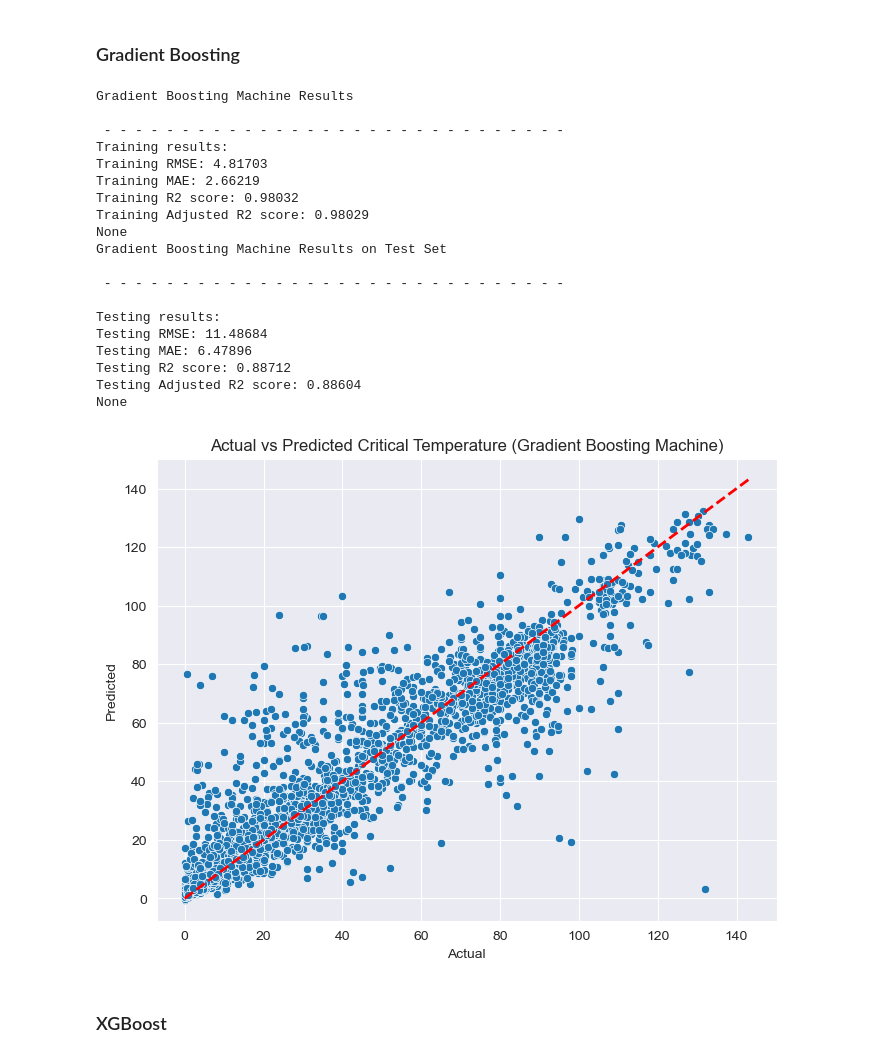
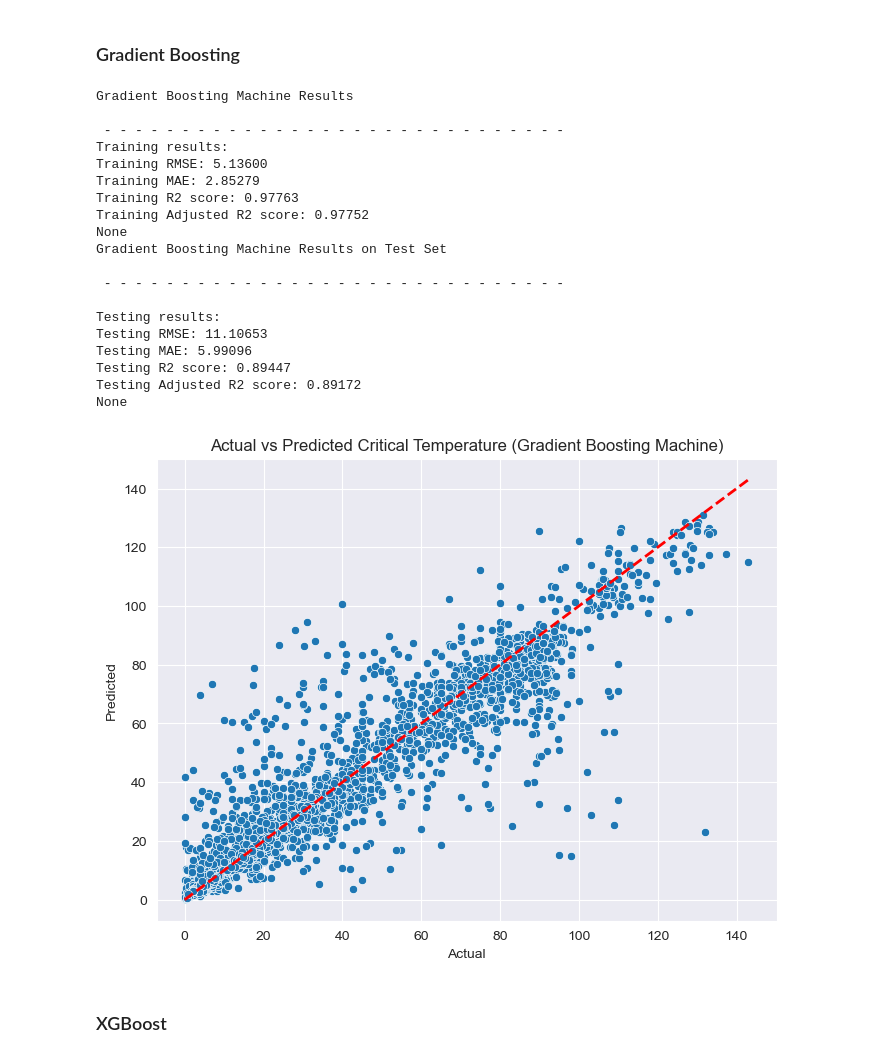
Before and after one commit to MohdSharik99/Predicting_critical_temperature_of_supeconductors, a Jupyter notebook: Feature_Engineering.ipynb, the cells around one changed output. Saved outputs shown, nothing was run; the diff lists cells and outputs as text; code cells hidden in the pictures.

```diff
--- a/Feature_Engineering.ipynb
+++ b/Feature_Engineering.ipynb
@@ -76,19 +68,19 @@ test_X_pca = pca.transform(test_X_scaled)
 simple_linear_regression = LinearRegression()
 
 # Step 2: Fit the model on the scaled training data
-simple_linear_regression.fit(train_X_pca, new_train_y)
+simple_linear_regression.fit(scaled_X_train, new_train_y)
 
 # Step 3: Predict on the training set
-train_preds = simple_linear_regression.predict(train_X_pca)
+train_preds = simple_linear_regression.predict(scaled_X_train)
 
 # Testing results
 print('Linear Regression Results')
-num_features = train_X_pca.shape[1]
+num_features = scaled_X_train.shape[1]
 train_metrics = Evaluation_results(new_train_y, train_preds, objective = 'train', num_features  = num_features)
 train_metrics
 
 # # Testing Results
-test_preds = simple_linear_regression.predict(test_X_pca)
+test_preds = simple_linear_regression.predict(scaled_X_test)
 test_metrics = Evaluation_results(y_test, test_preds, objective = 'test', num_features  = num_features)
 test_metrics
 
@@ -121,28 +113,28 @@ Testing Adjusted R2 score: 0.65792
 ### Random Forest
 # %%
 # Step 1: Define the Random Forest model
-rf_model = RandomForestRegressor(n_estimators=1000,
+rf_model = RandomForestRegressor(n_estimators=500,
                                  max_depth=10,
                                  random_state=42)
 
 # Step 2: Fit the model on the scaled training data
-rf_model.fit(train_X_pca, new_train_y)
+rf_model.fit(scaled_X_train, new_train_y)
 
 # Step 3: Predict on the training set
-rf_train_preds = rf_model.predict(train_X_pca)
+rf_train_preds = rf_model.predict(scaled_X_train)
 
 # Training results
 print('Random Forest Results')
-num_features = train_X_pca.shape[1]
+num_features = scaled_X_train.shape[1]
 train_metrics = Evaluation_results(new_train_y, rf_train_preds, objective='train', num_features=num_features)
 print(train_metrics)
 
 # Step 4: Predict on the testing set
-rf_test_preds = rf_model.predict(test_X_pca)
+rf_test_preds = rf_model.predict(scaled_X_test)
 
 # Testing results
 print('Random Forest Results on Test Set')
-num_features = test_X_pca.shape[1]
+num_features = scaled_X_train.shape[1]
 test_metrics = Evaluation_results(y_test, rf_test_preds, objective='test', num_features=num_features)
 print(test_metrics)
 
@@ -179,61 +171,61 @@ None
 ### Gradient Boosting
 # %%
 # Step 1: Initialize the GBM Regressor model
-gbm_model = GradientBoostingRegressor(n_estimators=1000,
+gbm_model = GradientBoostingRegressor(n_estimators=500,
                                       learning_rate=0.01,
                                       max_depth=10,
                                       random_state=42)
 
 # Step 2: Fit the model on the scaled training data
-gbm_model.fit(train_X_pca, new_train_y)
+gbm_model.fit(scaled_X_train, new_train_y)
 
 # Step 3: Predict on the training set
-gbm_train_preds = gbm_model.predict(train_X_pca)
+gbm_train_preds = gbm_model.predict(scaled_X_train)
 
 # Training results
 print('Gradient Boosting Machine Results')
-num_features = train_X_pca.shape[1]
+num_features = scaled_X_train.shape[1]
 train_metrics = Evaluation_results(new_train_y, gbm_train_preds, objective='train', num_features=num_features)
 print(train_metrics)
 
 # Step 4: Predict on the testing set
-gbm_test_preds = gbm_model.predict(test_X_pca)
+gbm_test_preds = gbm_model.predict(scaled_X_test)
 
 # Testing results
 print('Gradient Boosting Machine Results on Test Set')
-num_features = test_X_pca.shape[1]
+num_features = scaled_X_train.shape[1]
 test_metrics = Evaluation_results(y_test, gbm_test_preds, objective='test', num_features=num_features)
 print(test_metrics)
 
 # Plotting the results
 plt.figure(figsize=(8, 6))
 sns.scatterplot(x=y_test, y=gbm_test_preds)
 plt.plot([y_test.min(), y_test.max()], [y_test.min(), y_test.max()], 'r--', lw=2)
 plt.xlabel('Actual')
 plt.ylabel('Predicted')
 plt.title('Actual vs Predicted Critical Temperature (Gradient Boosting Machine)')
 plt.show()
 # %% [output]
 Gradient Boosting Machine Results
 
  - - - - - - - - - - - - - - - - - - - - - - - - - - - - - -
 Training results:
-Training RMSE: 4.81703
-Training MAE: 2.66219
-Training R2 score: 0.98032
-Training Adjusted R2 score: 0.98029
+Training RMSE: 5.13600
+Training MAE: 2.85279
+Training R2 score: 0.97763
+Training Adjusted R2 score: 0.97752
 None
 Gradient Boosting Machine Results on Test Set
 
  - - - - - - - - - - - - - - - - - - - - - - - - - - - - - -
 
 Testing results:
-Testing RMSE: 11.48684
-Testing MAE: 6.47896
-Testing R2 score: 0.88712
-Testing Adjusted R2 score: 0.88604
+Testing RMSE: 11.10653
+Testing MAE: 5.99096
+Testing R2 score: 0.89447
+Testing Adjusted R2 score: 0.89172
 None
-[figure, old version]
+[figure, new version]
 # %% [markdown]
 ### XGBoost
 # %%
```
Also changed, not shown: parts of 5 cells of this notebook.
